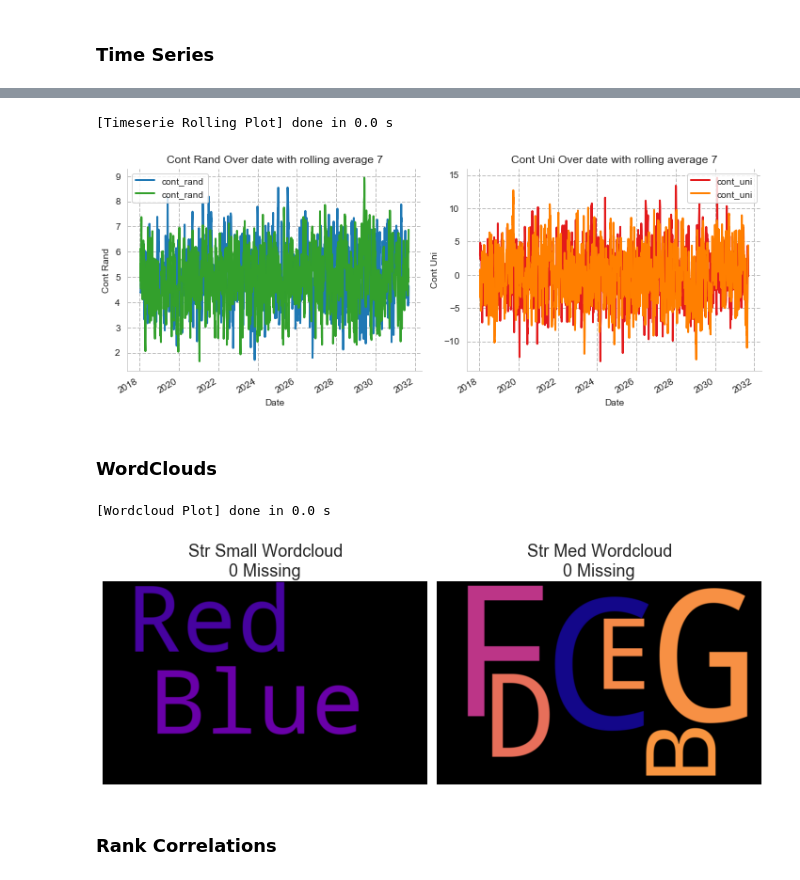
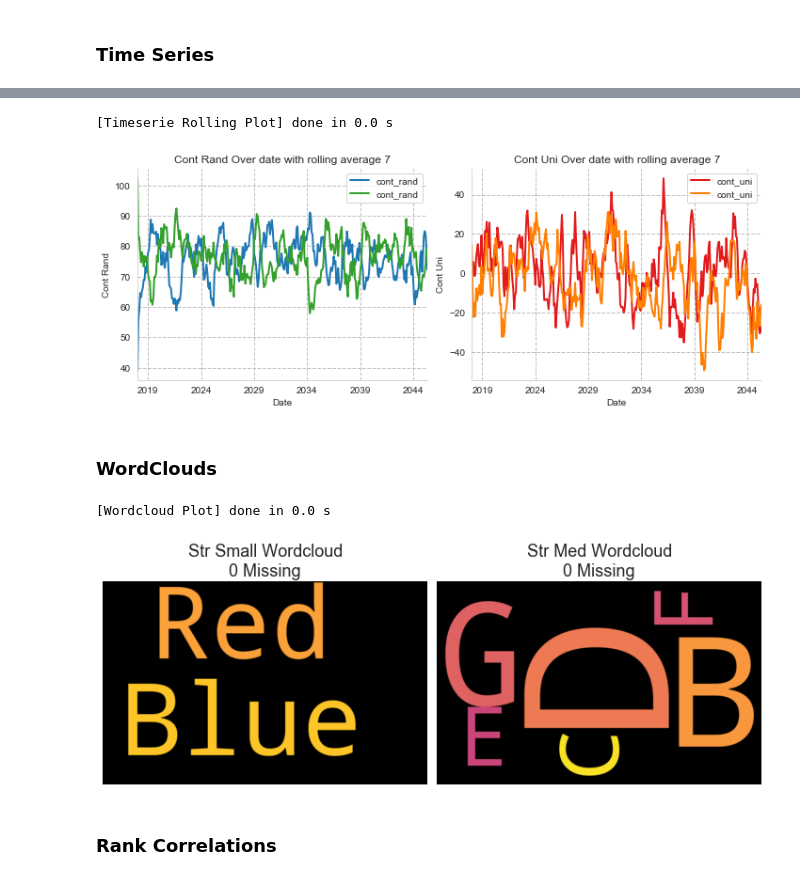
Before and after one commit to nicapotato/nicaviz, a Jupyter notebook: notebooks/Plot_Examples.ipynb, the cells around one changed output, grey strips where cells are left out. Drawn from its saved outputs; the diff is of its cells as text; code cells hidden in the pictures.

```diff
--- a/notebooks/Plot_Examples.ipynb
+++ b/notebooks/Plot_Examples.ipynb
@@ -47,7 +50,7 @@ def random_dates(start, end, n=10):
 
     return pd.to_datetime(np.random.randint(start_u, end_u, n), unit='s')
 
-DFLEN = 5000
+DFLEN = 10000
 df = pd.DataFrame({
     'int_small': random.randint(low=0, high=5, size=DFLEN),
     'int_med': random.randint(low=0, high=20, size=DFLEN),
@@ -234,16 +251,17 @@ with nicaviz.timer("Timeserie Rolling Plot"):
 # %%
 with nicaviz.timer("Timeserie Rolling Plot"):
     df.nica.mass_plot(
         plt_set= ["cont_rand", "cont_uni"],
         plottype = "ts_rolling",
         hue = "str_small",
         x_var="date",
         rolling=True,
+        time_resample='1M',
         r=7
     )
 # %% [output]
 [Timeserie Rolling Plot] done in 0.0 s
-[figure, old version]
+[figure, new version]
 # %% [markdown]
 ### WordClouds
 # %%
@@ -253,7 +271,7 @@ with nicaviz.timer("Wordcloud Plot"):
         plottype = "wordcloud")
 # %% [output]
 [Wordcloud Plot] done in 0.0 s
-[figure, old version]
+[figure, new version]
 # %% [markdown]
 ### Rank Correlations
 # %%
```
Also changed, not shown: parts of 21 cells of this notebook, 2 other files.
